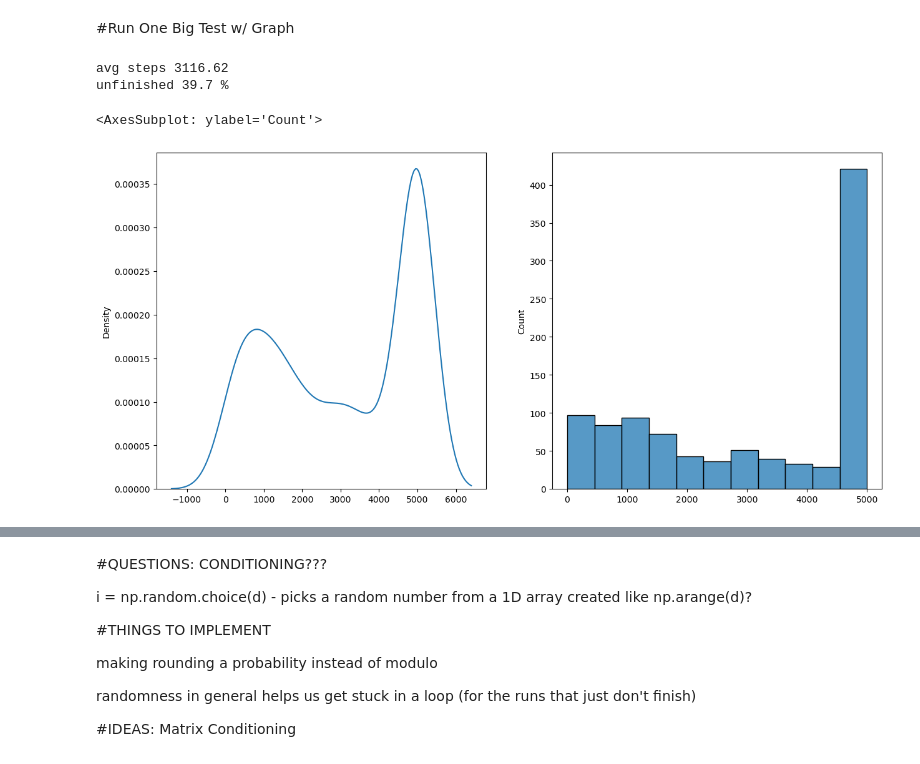
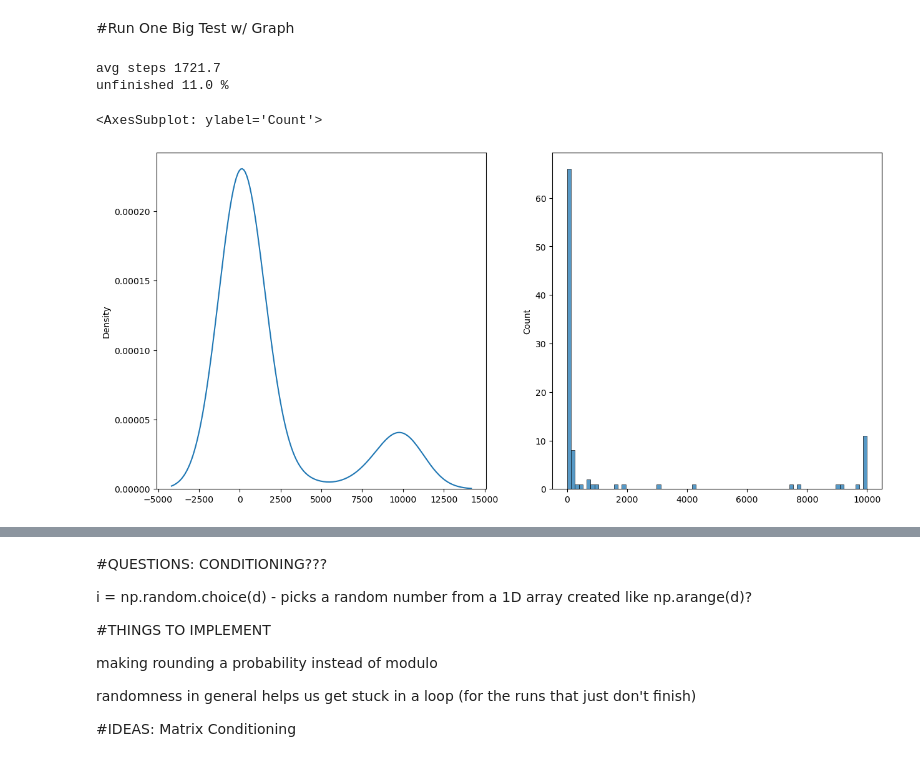
Before and after one commit to Daniel-Packer/eigenvector-retrieval, a Jupyter notebook: Algorithm_Notebook.ipynb, the cells around one changed output, grey strips where cells are left out. Drawn from its saved outputs; the diff is of its cells as text; code cells hidden in the pictures.

Commit message:
Update Algorithm_Notebook.ipynb
Redid (unused) non-random rounding and other things

```diff
--- a/Algorithm_Notebook.ipynb
+++ b/Algorithm_Notebook.ipynb
@@ -57,10 +57,12 @@ def generate_problem(d: int, k: int):
     S = A + A.T
 
     big_matrix = Big_matrix(S)
-    w, V = np.linalg.eig(S)
-    v_abs = np.abs(V[:, k])
-    ell = w[k]
-    epsilon = np.sign(V[:, k])
+    eigenvalues, eigenvectors = np.linalg.eig(S)
+    idx = np.argsort(eigenvalues)
+    k = idx[k]
+    v_abs = np.abs(eigenvectors[:, k])
+    ell = eigenvalues[k]
+    epsilon = np.sign(eigenvectors[:, k])
 
     B = S - ell * np.eye(d)
 
@@ -122,12 +124,18 @@ def K_algorithm(v_init, M, ell, eigenvec_abs, epsilon, n_iter, rounding_freq, co
                 return v, i
         #-1 turns off rounding altogether
         if (random_rounding):
+            #round randomly at a certain freq
             if (rounding_freq >= 0):
+                #check if rounding is even on
                 if (rng.random() < rounding_freq):
                     v = round(v, eigenvec_abs, conditioning)
         else:
-            if (rounding_freq >= 0):
-                if (i%(int(rounding_freq*n_iter)) == 0):
+            #round if i%(rounding_freq * n_iter)==0
+            #this has an issue. 0.1 should be every 10 steps regardless of n_iter.
+            #but currently if n_iter is 1000, we are rounding every 100 steps
+            #I changed to i%(1/rounding_freq) so 0.1 --> 10, 0.5 --> 2, etc
+            if (rounding_freq > 0):
+                if (i%(int(1 / rounding_freq)) == 0):
                     v = round(v, eigenvec_abs, conditioning)
     v = round(v, eigenvec_abs, conditioning)
 
@@ -166,30 +174,30 @@ def big_test(d, k, n_iter, x, rounding_freq, conditioning, random_rounding, proj
 # %% [markdown]
 #Run One Big Test w/ Graph
 # %%
-d, k = 10, 3
-n_iter = 5000
-x = 1000
+d, k = 10, 9
+n_iter = 10000
+x = 100
 #run x amount of times
 conditioning = False
 random_rounding = False
-rounding_freq = -1
-proj_strength = 0.1
+rounding_freq = 0.1
+proj_strength = 1
 steps_taken_list, num_unfinished = big_test(d, k, n_iter, x, rounding_freq, conditioning, random_rounding, proj_strength)
 print("avg steps", np.mean(steps_taken_list))
 print("unfinished", num_unfinished/x*100, "%")
 
 fig, ax = plt.subplots(1, 2, figsize=(15,7))
 #make a 1 by 2 array of axis, put them in the fig object (of size 10 x 5 inches? pixels? )
 #ax is the list of axis
 
 #rounding is what gets you stuck in loops!!
 
 sns.kdeplot(x=steps_taken_list, ax=ax[0])
 sns.histplot(x=steps_taken_list, ax=ax[1])
 # %% [output]
-avg steps 3116.62
-unfinished 39.7 %
+avg steps 1721.7
+unfinished 11.0 %
 <AxesSubplot: ylabel='Count'>
-[figure, old version]
+[figure, new version]
 # %%
 #RUN A BUNCH OF BIG TESTS DIFF ROUNDING FREQ
```
Also changed, not shown: parts of 1 cell of this notebook.
